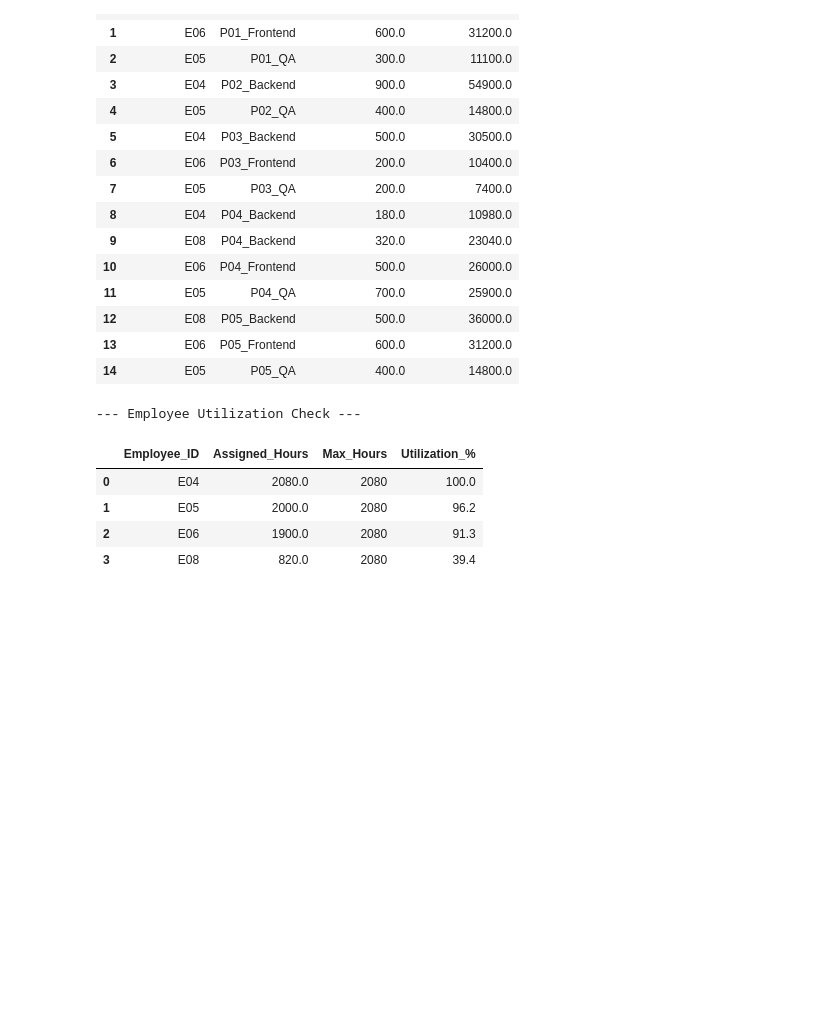
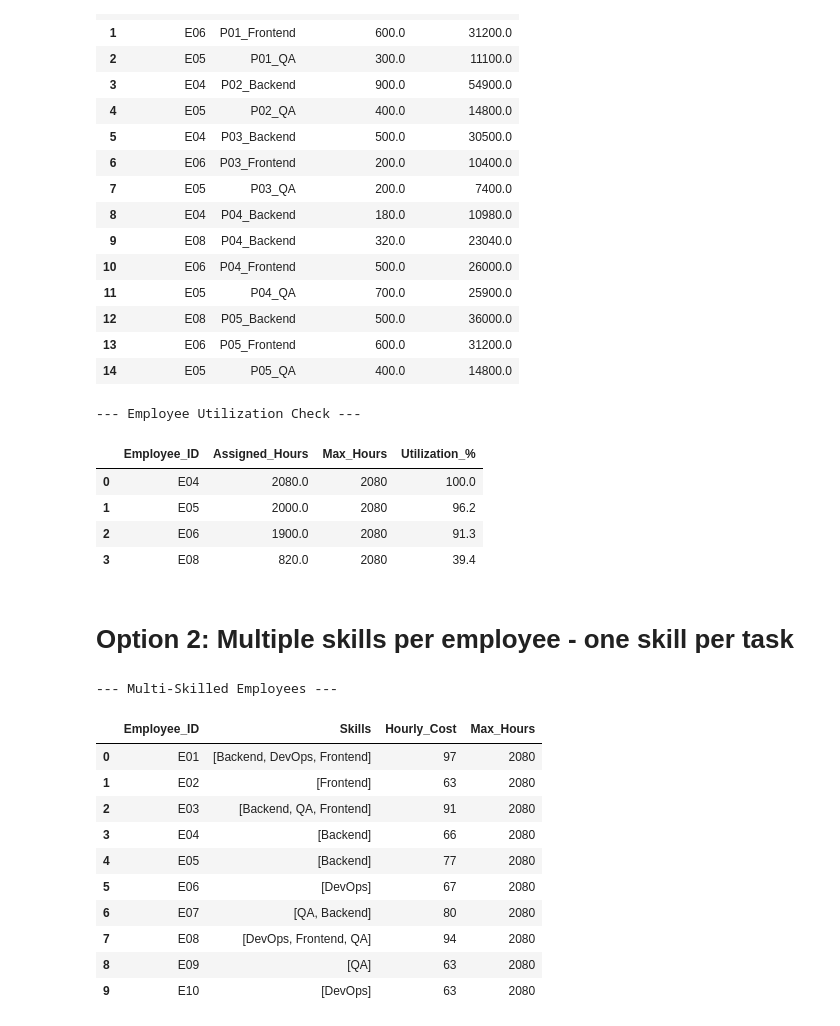
Before and after one commit to JKrempinska/multi_skill_resource_allocation, a Jupyter notebook: main.ipynb, the cells around one changed output. Drawn from its saved outputs; the diff is of its cells as text; code cells hidden in the pictures; blank space fills up the shorter version.

Commit message:
add options 2 and 3

```diff
--- a/main.ipynb
+++ b/main.ipynb
@@ -243,3 +243,79 @@ display(utilization)
 | 1 | E05 | 2000.0 | 2080 | 96.2 |
 | 2 | E06 | 1900.0 | 2080 | 91.3 |
 | 3 | E08 | 820.0 | 2080 | 39.4 |
+# %% [markdown]
+# Option 2: Multiple skills per employee - one skill per task
+# %%
+import pandas as pd
+import numpy as np
+import random
+from ortools.linear_solver import pywraplp
+
+# Set seed for reproducibility
+random.seed(42)
+np.random.seed(42)
+
+skills = ['Backend', 'Frontend', 'QA', 'DevOps']
+
+# 1. Generate Multi-Skilled Employees
+employee_data = []
+for i in range(1, 100):  # 14 employees to ensure sufficient capacity
+    emp_id = f"E{i:02d}"
+
+    # Give each employee between 1 and 3 distinct skills
+    emp_skills = random.sample(skills, k=random.randint(1, 3))
+
+    # We make "Full-Stack" employees slightly more expensive!
+    base_cost = 50 + (len(emp_skills) * 15)
+    cost = base_cost + random.randint(-5, 15)
+
+    employee_data.append({
+        'Employee_ID': emp_id,
+        'Skills': emp_skills,  # This is now a LIST
+        'Hourly_Cost': cost,
+        'Max_Hours': 2080
+    })
+
+
+employees_df = pd.DataFrame(employee_data)
+
+# 2. Generate Tasks
+task_data = []
+for p in range(1, 6): # 5 Projects
+    proj_id = f"P{p:02d}"
+    roles_needed = random.sample(skills, k=random.randint(2, 4))
+
+    for role in roles_needed:
+        task_id = f"{proj_id}_{role}"
+        hours = random.randint(2, 6) * 100
+        task_data.append({
+            'Task_ID': task_id,
+            'Required_Skill': role,
+            'Hours_Needed': hours
+        })
+
+tasks_df = pd.DataFrame(task_data)
+
+print("--- Multi-Skilled Employees ---")
+display(employees_df.head(10))
+
+# 3. The Magic Update: Generating Valid Pairs
+valid_pairs = []
+for _, emp in employees_df.iterrows():
+    for _, task in tasks_df.iterrows():
+        # UPDATE: Check if the task's skill is IN the employee's list of skills
+        if task['Required_Skill'] in emp['Skills']:
+            valid_pairs.append((emp['Employee_ID'], task['Task_ID']))
+# %% [output]
+--- Multi-Skilled Employees ---
+|  | Employee_ID | Skills | Hourly_Cost | Max_Hours |
+| 0 | E01 | [Backend, DevOps, Frontend] | 97 | 2080 |
+| 1 | E02 | [Frontend] | 63 | 2080 |
+| 2 | E03 | [Backend, QA, Frontend] | 91 | 2080 |
+| 3 | E04 | [Backend] | 66 | 2080 |
+| 4 | E05 | [Backend] | 77 | 2080 |
+| 5 | E06 | [DevOps] | 67 | 2080 |
+| 6 | E07 | [QA, Backend] | 80 | 2080 |
+| 7 | E08 | [DevOps, Frontend, QA] | 94 | 2080 |
+| 8 | E09 | [QA] | 63 | 2080 |
+| 9 | E10 | [DevOps] | 63 | 2080 |
```
Also changed, not shown: parts of 5 cells of this notebook.
